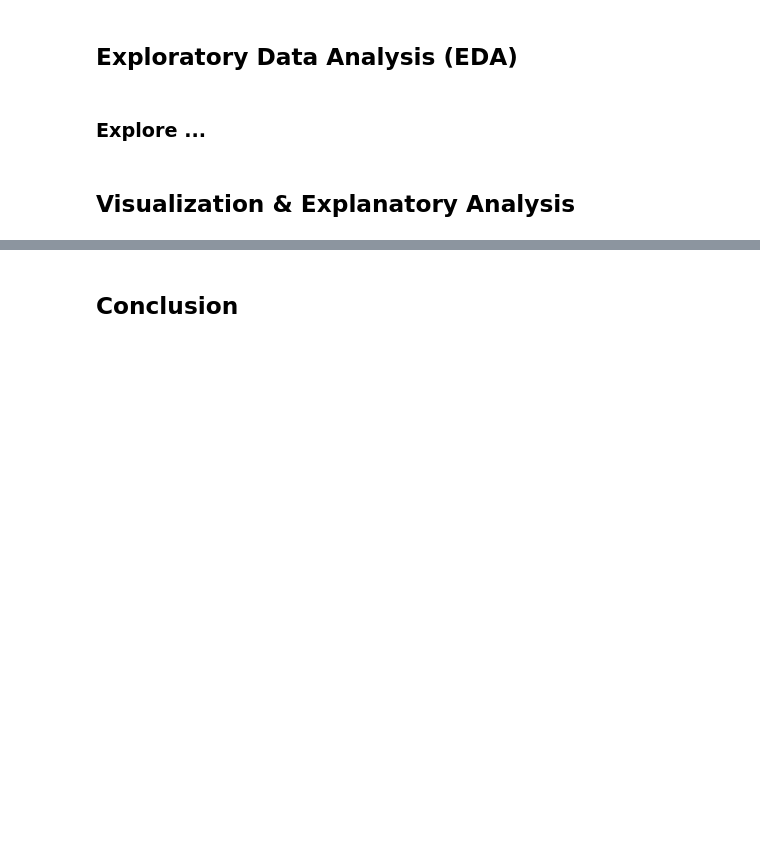
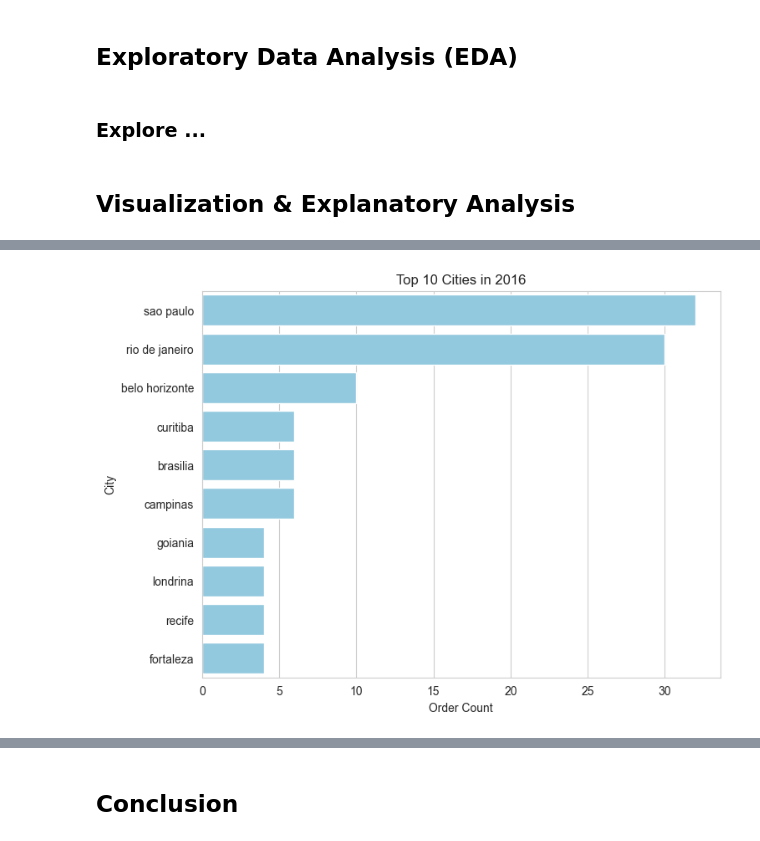
Before and after one commit to AgufSamudra/e-commerce-analysis, a Jupyter notebook: Proyek_Analisis_Data.ipynb, the cells around one changed output, grey strips where cells are left out. Saved outputs shown, nothing was run; the diff lists cells and outputs as text; code cells hidden in the pictures; blank space fills up the shorter version.

```diff
--- a/Proyek_Analisis_Data.ipynb
+++ b/Proyek_Analisis_Data.ipynb
@@ -234,0 +384,30 @@ orders_df.describe()
+# %%
+# looks from each years
+orders_with_cutomers = orders_with_cutomers_df.copy()
+orders_with_cutomers = orders_with_cutomers[["order_purchase_timestamp", "customer_city"]]
+
+orders_with_cutomers["month"] = orders_with_cutomers["order_purchase_timestamp"].dt.month
+orders_with_cutomers["years"] = orders_with_cutomers["order_purchase_timestamp"].dt.year
+
+# lets seperate with years
+# 2016
+orders_with_cutomers_2016 = orders_with_cutomers[orders_with_cutomers["years"] == 2016].sort_values(by="month")
+
+# 2017
+orders_with_cutomers_2017 = orders_with_cutomers[orders_with_cutomers["years"] == 2017].sort_values(by="month")
+
+# 2018
+orders_with_cutomers_2018 = orders_with_cutomers[orders_with_cutomers["years"] == 2018].sort_values(by="month")
+# %%
+top_10_city_order_2016 = orders_with_cutomers_2016["customer_city"].value_counts().head(10)
+
+plt.figure(figsize=(8, 6))
+sns.set_style("whitegrid")
+sns.barplot(x=top_10_city_order_2016.values, y=top_10_city_order_2016.index, color="skyblue")
+
+plt.title('Top 10 Cities in 2016')
+plt.xlabel('Order Count')
+plt.ylabel('City')
+plt.show()
+# %% [output]
+[figure, added]
```
Also changed, not shown: parts of 29 cells of this notebook.
